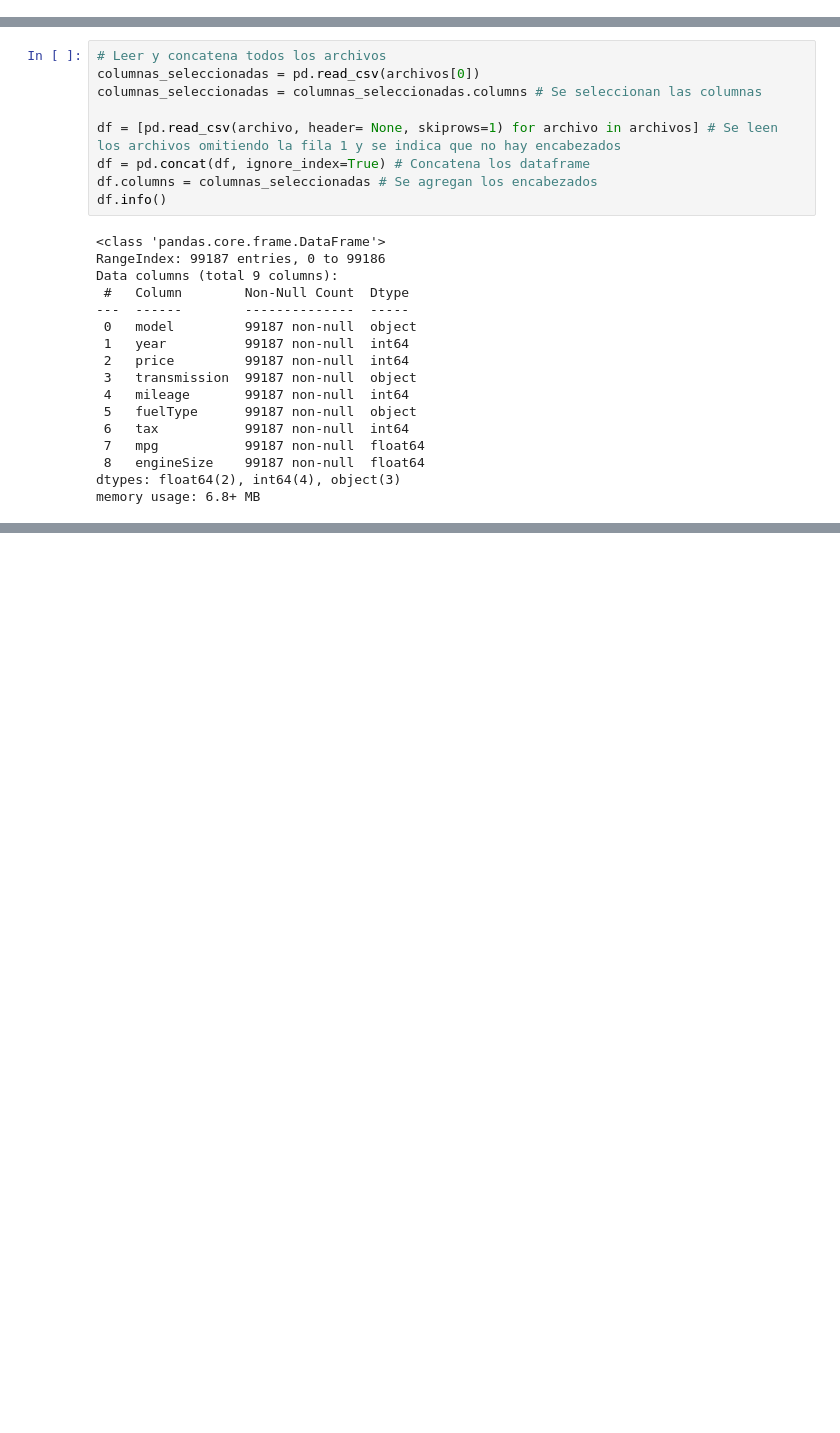
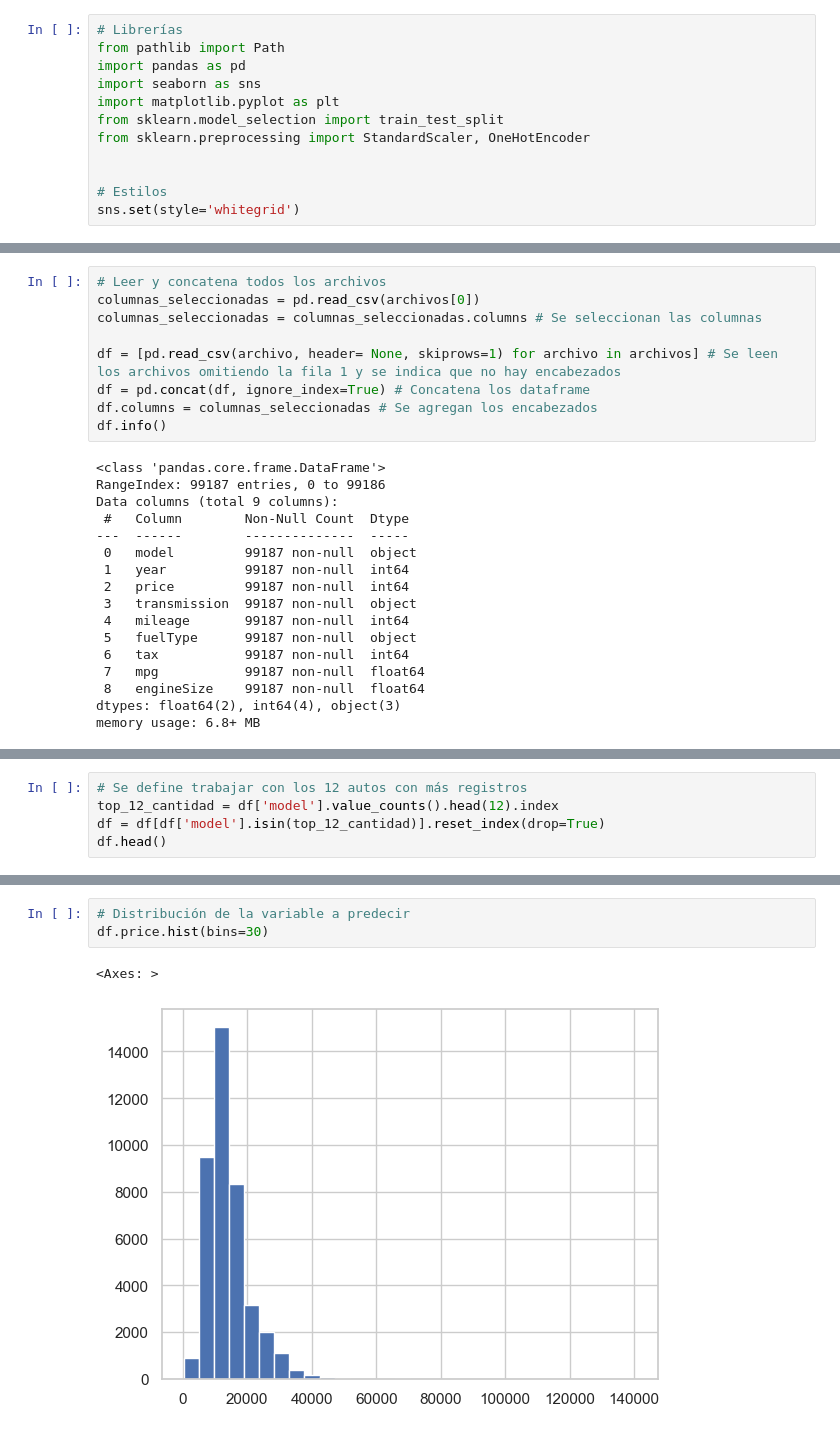
Before and after one commit to alexanderarm10/linear_regression, a Jupyter notebook: 12_most_expensive_cars_in_the_UK/notebooks/01_exploration_cars_uk.ipynb, the cells around one changed output, grey strips where cells are left out. Drawn from its saved outputs; the diff is of its cells as text; blank space fills up the shorter version.

Commit message:
Se cuenta la cantidad de autos por modelo, se define el top 12 y se hace una exploración breve con un pairplot y un heatmap,por último se guarda el df en data/processed

```diff
--- a/12_most_expensive_cars_in_the_UK/notebooks/01_exploration_cars_uk.ipynb
+++ b/12_most_expensive_cars_in_the_UK/notebooks/01_exploration_cars_uk.ipynb
@@ -7,3 +3,15 @@ import pandas as pd
+# %%
+# Librerías
+from pathlib import Path
+import pandas as pd
+import seaborn as sns
+import matplotlib.pyplot as plt
+from sklearn.model_selection import train_test_split
+from sklearn.preprocessing import StandardScaler, OneHotEncoder
+
+
+# Estilos
+sns.set(style='whitegrid')
 # %%
 # Funciones
 %run 00_functions.ipynb
@@ -49,0 +76,5 @@ memory usage: 6.8+ MB
+# %%
+# Se define trabajar con los 12 autos con más registros
+top_12_cantidad = df['model'].value_counts().head(12).index
+df = df[df['model'].isin(top_12_cantidad)].reset_index(drop=True)
+df.head()
@@ -49,0 +88,6 @@ memory usage: 6.8+ MB
+# %%
+# Distribución de la variable a predecir
+df.price.hist(bins=30)
+# %% [output]
+<Axes: >
+[figure, added]
```
Also changed, not shown: parts of 8 cells of this notebook, 1 other file.
